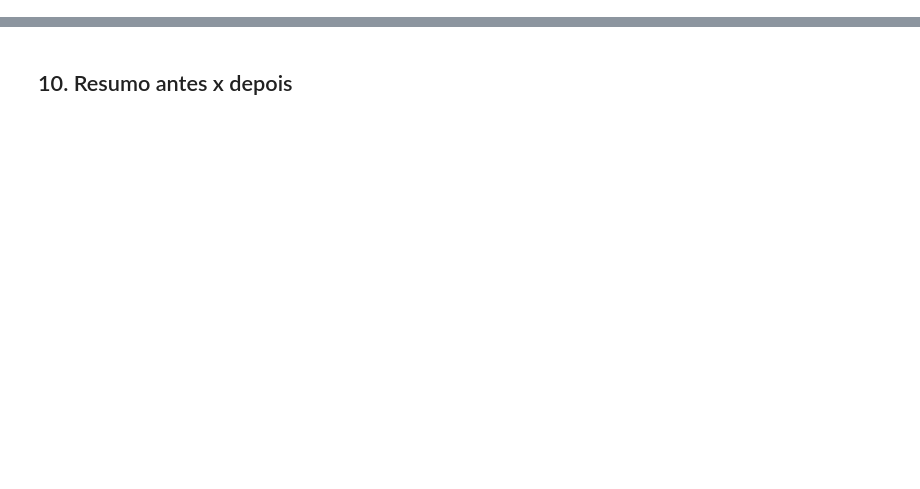
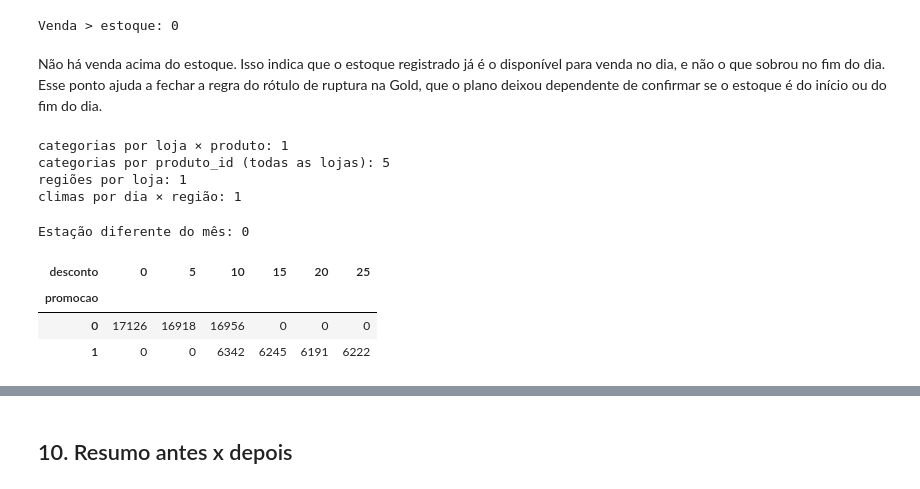
Before and after one commit to juliamariateixeiraa/StockFlow, a Jupyter notebook: notebooks/01_tratamento.ipynb, the cells around one changed output, grey strips where cells are left out. Drawn from its saved outputs; the diff is of its cells as text; code cells hidden in the pictures; blank space fills up the shorter version.

```diff
--- a/notebooks/01_tratamento.ipynb
+++ b/notebooks/01_tratamento.ipynb
@@ -22,0 +184,8 @@ Arquivo: `data/bronze/sales_data.csv`
+# %%
+chave = ["data", "loja_id", "produto_id"]
+print("Linhas idênticas:", df.duplicated().sum())
+print("Chave data × loja × produto repetida:", df.duplicated(subset=chave).sum())
+
+linhas_antes = len(df)
+df = df.drop_duplicates(subset=chave, keep="first")
+print("Linhas removidas:", linhas_antes - len(df))
@@ -22,0 +298,6 @@ Arquivo: `data/bronze/sales_data.csv`
+# %%
+venda_maior_demanda = df["unidades_vendidas"] > df["demanda"]
+dif = (df["unidades_vendidas"] - df["demanda"])[venda_maior_demanda]
+
+print("Venda > demanda:", venda_maior_demanda.sum(), f"({venda_maior_demanda.mean():.1%} das linhas)")
+print(dif.describe().round(1))
@@ -22,0 +353,2 @@ Arquivo: `data/bronze/sales_data.csv`
+# %%
+df["flag_venda_maior_demanda"] = venda_maior_demanda.astype(int)
@@ -22,0 +362,17 @@ Arquivo: `data/bronze/sales_data.csv`
+# %%
+regras = {
+    "estoque negativo": df["estoque"] < 0,
+    "venda negativa": df["unidades_vendidas"] < 0,
+    "pedido negativo": df["unidades_pedidas"] < 0,
+    "demanda negativa": df["demanda"] < 0,
+    "preço ≤ 0": df["preco"] <= 0,
+    "preço do concorrente ≤ 0": df["preco_concorrente"] <= 0,
+    "desconto fora de 0–100": ~df["desconto"].between(0, 100),
+}
+for nome, mask in regras.items():
+    print(f"{nome}: {mask.sum()}")
+
+impossiveis = pd.concat(regras, axis=1).any(axis=1)
+linhas_antes = len(df)
+df = df[~impossiveis].copy()
+print("Linhas removidas:", linhas_antes - len(df))
@@ -22,0 +388,39 @@ Arquivo: `data/bronze/sales_data.csv`
+# %%
+venda_acima_estoque = df["unidades_vendidas"] > df["estoque"]
+print("Venda > estoque:", venda_acima_estoque.sum())
+# %% [output]
+Venda > estoque: 0
+# %% [markdown]
+Não há venda acima do estoque. Isso indica que o estoque registrado já é o disponível para venda no dia, e não o que sobrou no fim do dia. Esse ponto ajuda a fechar a regra do rótulo de ruptura na Gold, que o plano deixou dependente de confirmar se o estoque é do início ou do fim do dia.
+# %%
+consistencia = {
+    "categorias por loja × produto": df.groupby(["loja_id", "produto_id"])["categoria"].nunique().max(),
+    "categorias por produto_id (todas as lojas)": df.groupby("produto_id")["categoria"].nunique().max(),
+    "regiões por loja": df.groupby("loja_id")["regiao"].nunique().max(),
+    "climas por dia × região": df.groupby(["data", "regiao"])["clima"].nunique().max(),
+}
+for nome, valor in consistencia.items():
+    print(f"{nome}: {valor}")
+# %% [output]
+categorias por loja × produto: 1
+categorias por produto_id (todas as lojas): 5
+regiões por loja: 1
+climas por dia × região: 1
+# %%
+# Estação x mês (hemisfério norte: dez–fev inverno, mar–mai primavera, jun–ago verão, set–nov outono)
+estacao_esperada = df["data"].dt.month.map({
+    12: "Winter", 1: "Winter", 2: "Winter",
+    3: "Spring", 4: "Spring", 5: "Spring",
+    6: "Summer", 7: "Summer", 8: "Summer",
+    9: "Autumn", 10: "Autumn", 11: "Autumn",
+})
+print("Estação diferente do mês:", (df["estacao"] != estacao_esperada).sum())
+
+# Promoção x desconto
+pd.crosstab(df["promocao"], df["desconto"])
+# %% [output]
+Estação diferente do mês: 0
+| desconto | 0 | 5 | 10 | 15 | 20 | 25 |
+| promocao |  |  |  |  |  |  |
+| 0 | 17126 | 16918 | 16956 | 0 | 0 | 0 |
+| 1 | 0 | 0 | 6342 | 6245 | 6191 | 6222 |
```
Also changed, not shown: parts of 56 cells of this notebook, 3 other files.
